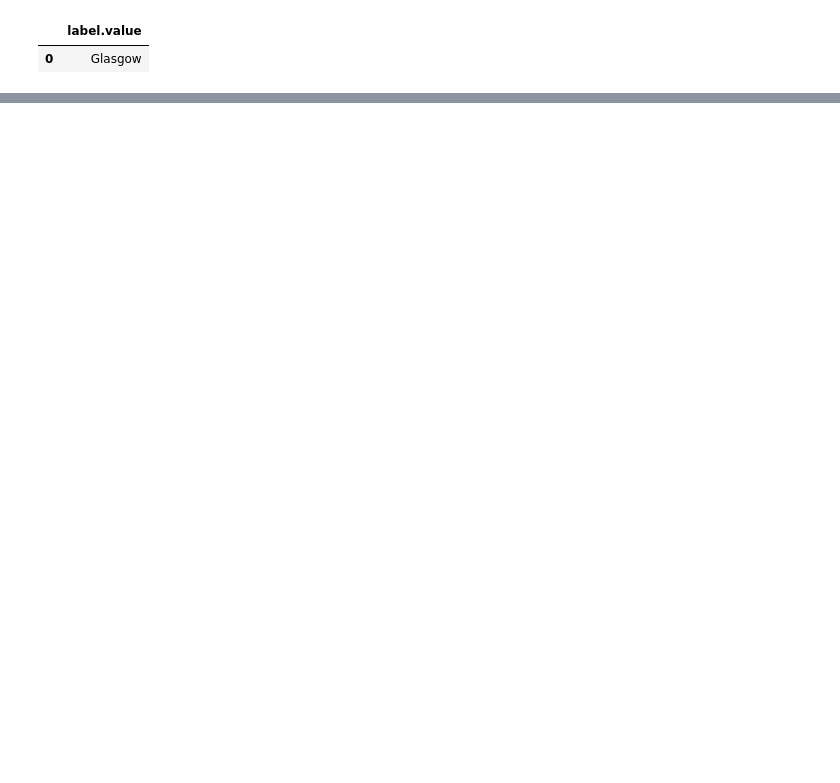
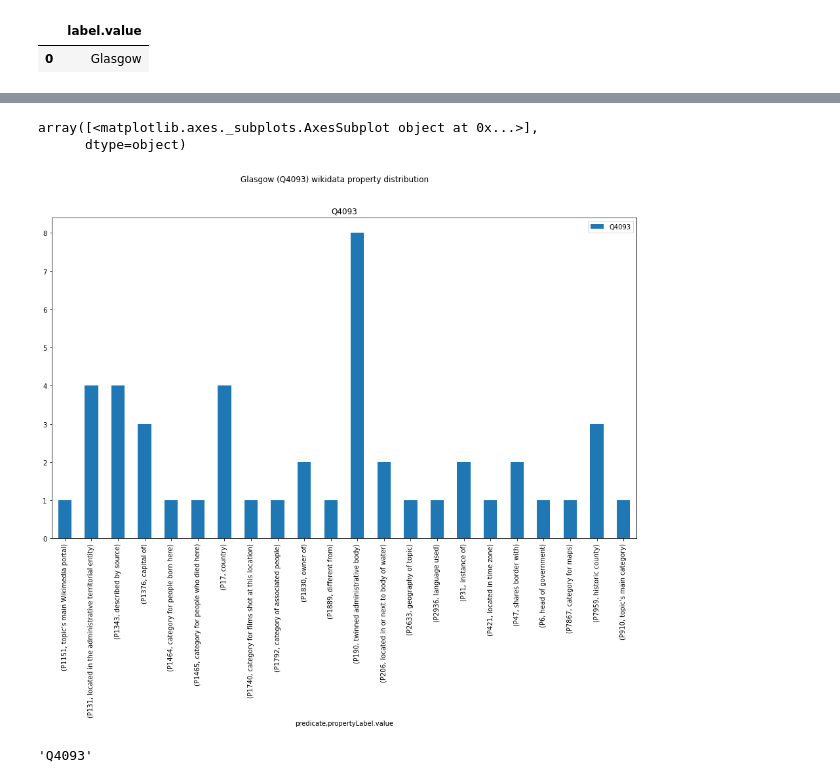
Before and after one commit to erolm-a/colla-framework, a Jupyter notebook: notebooks/WikidataTuples.ipynb, the cells around one changed output, grey strips where cells are left out. Cells and saved outputs as stored; diff of their text form; code cells hidden in the pictures; blank space fills up the shorter version.

Commit message:
Improved WikidataTuples notebook

```diff
--- a/notebooks/WikidataTuples.ipynb
+++ b/notebooks/WikidataTuples.ipynb
@@ -132,0 +103,9 @@ annotate_property(["P6", "P10"])
+# %%
+property_list = edges_df["predicate"].unique()
+properties = annotate_wikidata_property(property_list)
+# %%
+properties["predicate"] = properties["property.value"].str[len("http://www.wikidata.org/entity/"):]
+# %%
+annotated_edges = edges_df.merge(properties, left_on="predicate", right_on="predicate")
+
+annotated_edges[["subject", "predicate", "propertyLabel.value"]]
@@ -132,0 +130,2 @@ annotate_property(["P6", "P10"])
+# %%
+glasgow_property_distribution = annotated_edges.pivot_table(index=['subject', 'predicate', 'propertyLabel.value'], aggfunc='size')
@@ -132,0 +134,29 @@ annotate_property(["P6", "P10"])
+# %%
+glasgow_property_distribution.unstack(level=0).plot(kind='bar', subplots=True, title="Glasgow (Q4093) wikidata property distribution", figsize=(16, 9))
+# %% [output]
+array([<matplotlib.axes._subplots.AxesSubplot object at 0x...>],
+      dtype=object)
+[figure, added]
+# %%
+def strip_prefix(prefix, string):
+    if string.startswith(prefix):
+        return string[len(prefix):]
+    return string
+
+def find_wikidata_entity(entity_str):
+    query = """SELECT ?entity
+    WHERE
+    {
+        ?entity rdfs:label "?entity_str"@en.
+    }
+
+    LIMIT 1
+    """.replace("?entity_str", entity_str)
+
+    result = wikidata_sparql.run_query(query)["entity.value"][0]
+
+    return strip_prefix("http://www.wikidata.org/entity/", result)
+
+find_wikidata_entity("Glasgow")
+# %% [output]
+'Q4093'
```
Also changed, not shown: parts of 14 cells of this notebook, 4 other files.
